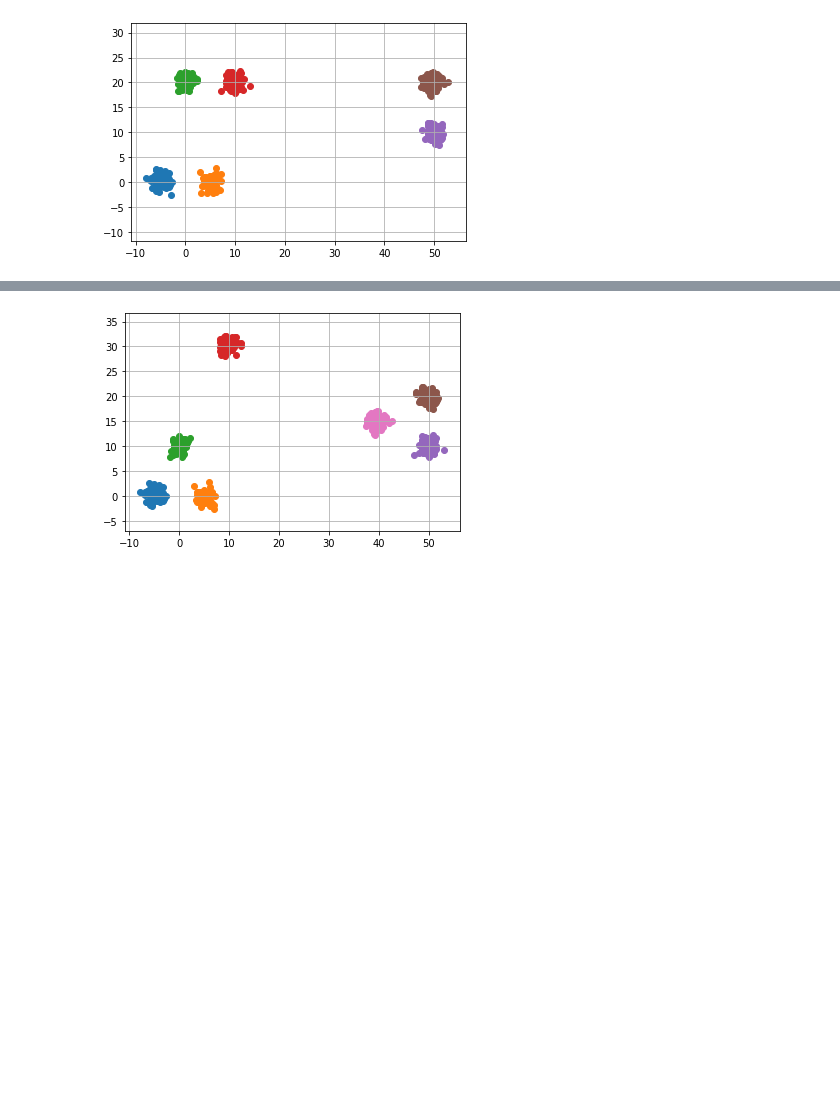
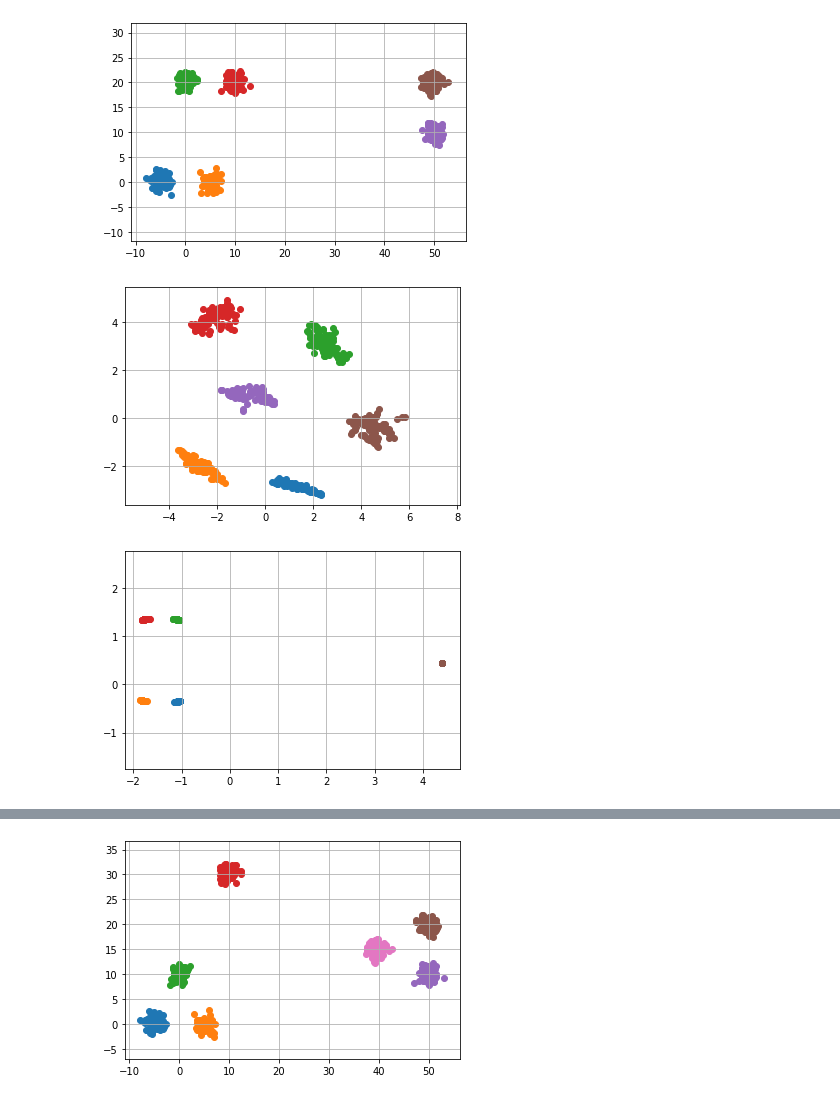
Before and after one commit to subramanianjayant/MSTER-ALS-Matrix-Factorization, a Jupyter notebook: tsne/Experiments.ipynb, the cells around one changed output, grey strips where cells are left out. Drawn from its saved outputs; the diff is of its cells as text; code cells hidden in the pictures; blank space fills up the shorter version.

```diff
--- a/tsne/Experiments.ipynb
+++ b/tsne/Experiments.ipynb
@@ -159,3 +414,14 @@ X, y = make_blobs(n_samples=500,
 plot_blobs(X,y)
 # %% [output]
 [figure]
+# %%
+tsne_result = np.loadtxt("./6_clusters_hut/6_clusters_hut_500_pts_y.csv",
+                        delimiter=",")
+htsne_result = np.load("./6_clusters_hut/6_clusters_hut500_pts_htsne_data.npy")
+# %%
+plot_blobs(tsne_result, y)
+
+plot_blobs(htsne_result, y)
+# %% [output]
+[figure, added]
+[figure, added]
```
Also changed, not shown: parts of 67 cells of this notebook, 6 other files.
